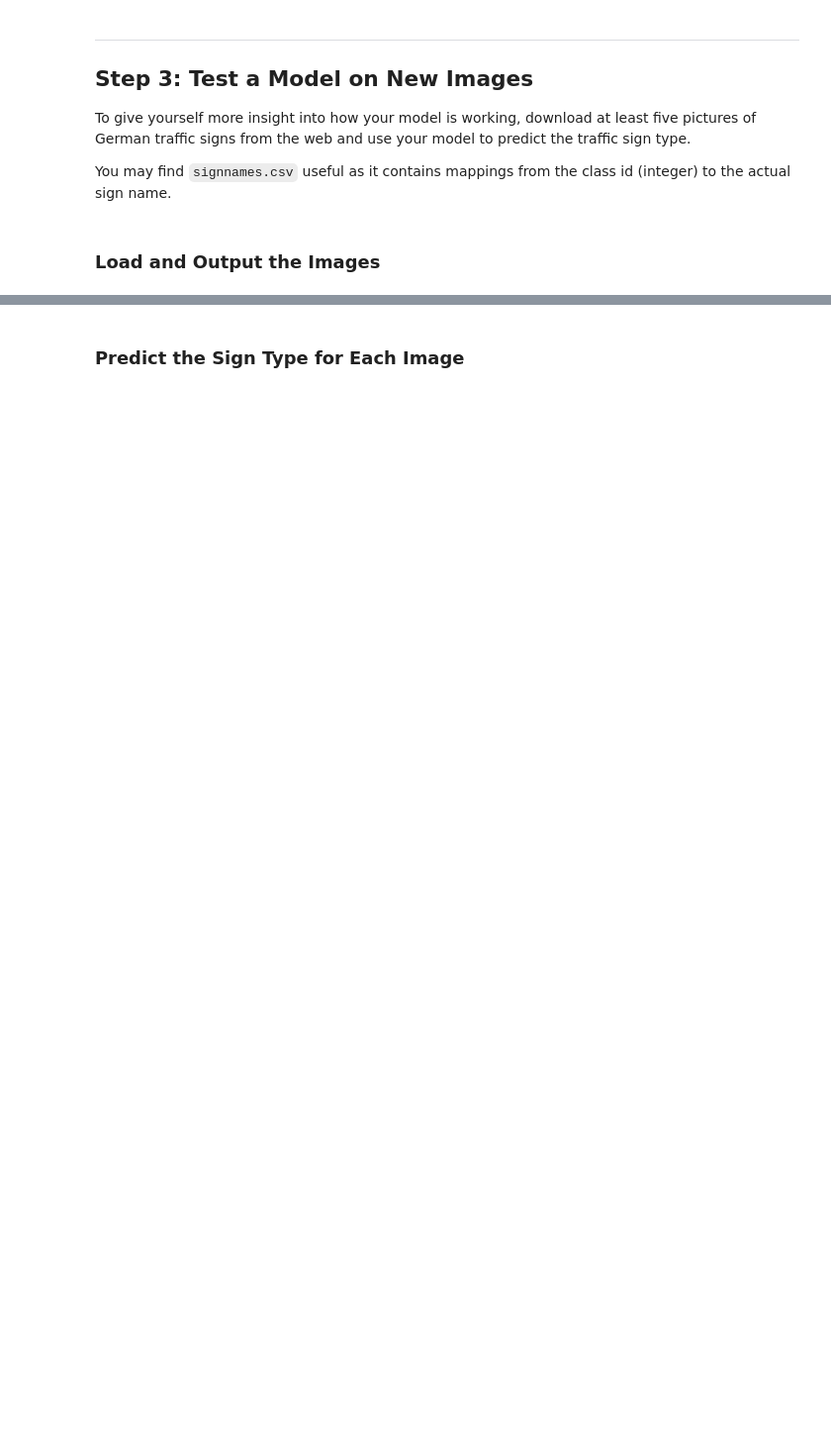
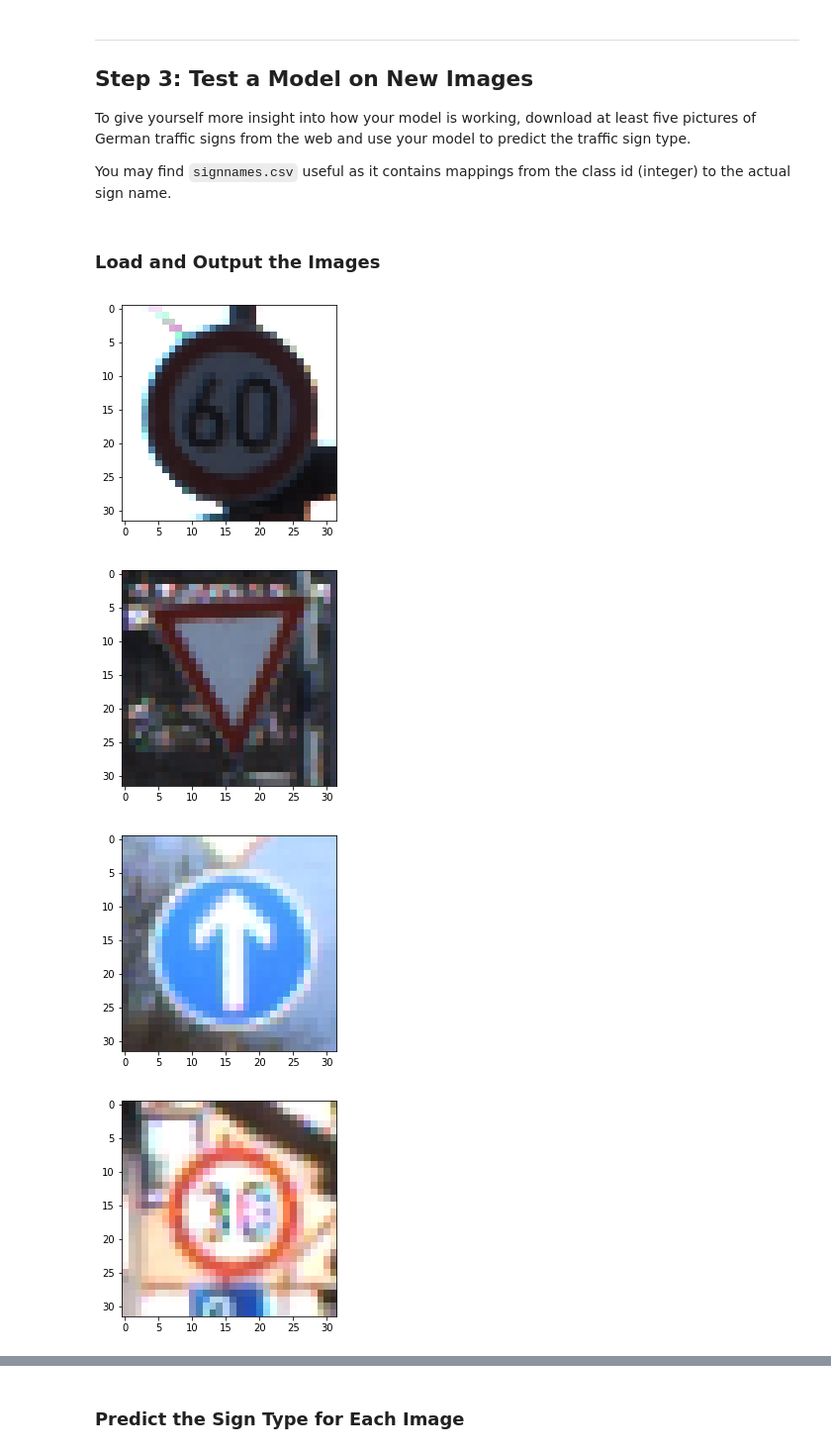
Before and after one commit to david89/self-driving-car-traffic-sign-classifier, a Jupyter notebook: notebook.ipynb, the cells around one changed output, grey strips where cells are left out. Shown at 99% size. Drawn from its saved outputs; the diff is of its cells as text; code cells hidden in the pictures; blank space fills up the shorter version.

```diff
--- a/notebook.ipynb
+++ b/notebook.ipynb
@@ -546,0 +696,24 @@ You may find `signnames.csv` useful as it contains mappings from the class id (i
+# %%
+import glob
+
+def get_new_images() -> np.array:
+    X = []
+
+    for filename in glob.glob('test/*.png'):
+        image = cv2.resize(cv2.imread(filename), (32, 32))
+        image = cv2.cvtColor(image, cv2.COLOR_BGR2RGB)
+        X.append(image)
+
+    return np.array(X)
+
+def show_new_images(X: np.array):
+    for image in X:
+        plt.imshow(image)
+        plt.show()
+
+show_new_images(get_new_images())
+# %% [output]
+[figure, added]
+[figure, added]
+[figure, added]
+[figure, added]
```
Also changed, not shown: parts of 42 cells of this notebook, 30 other files.
